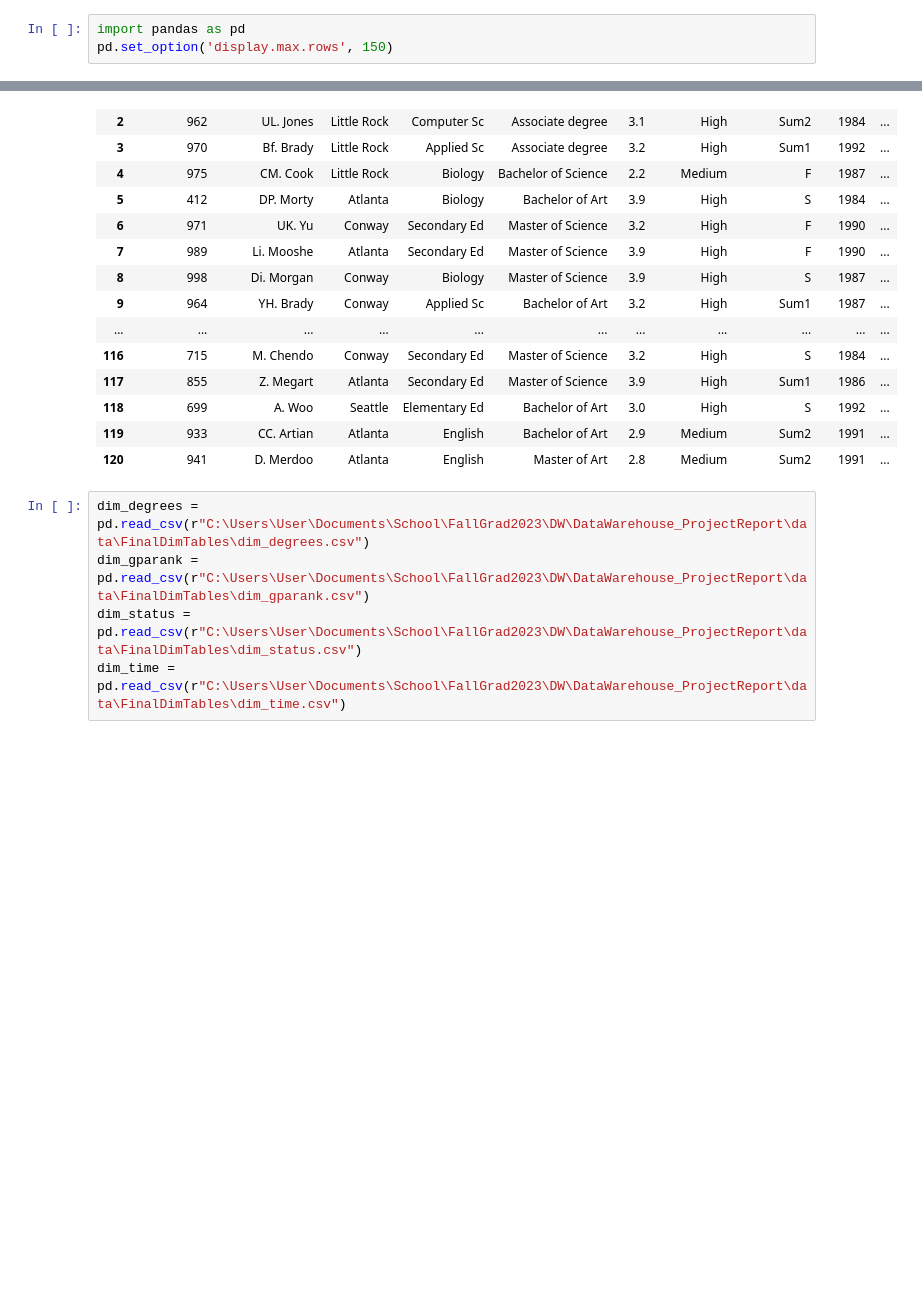
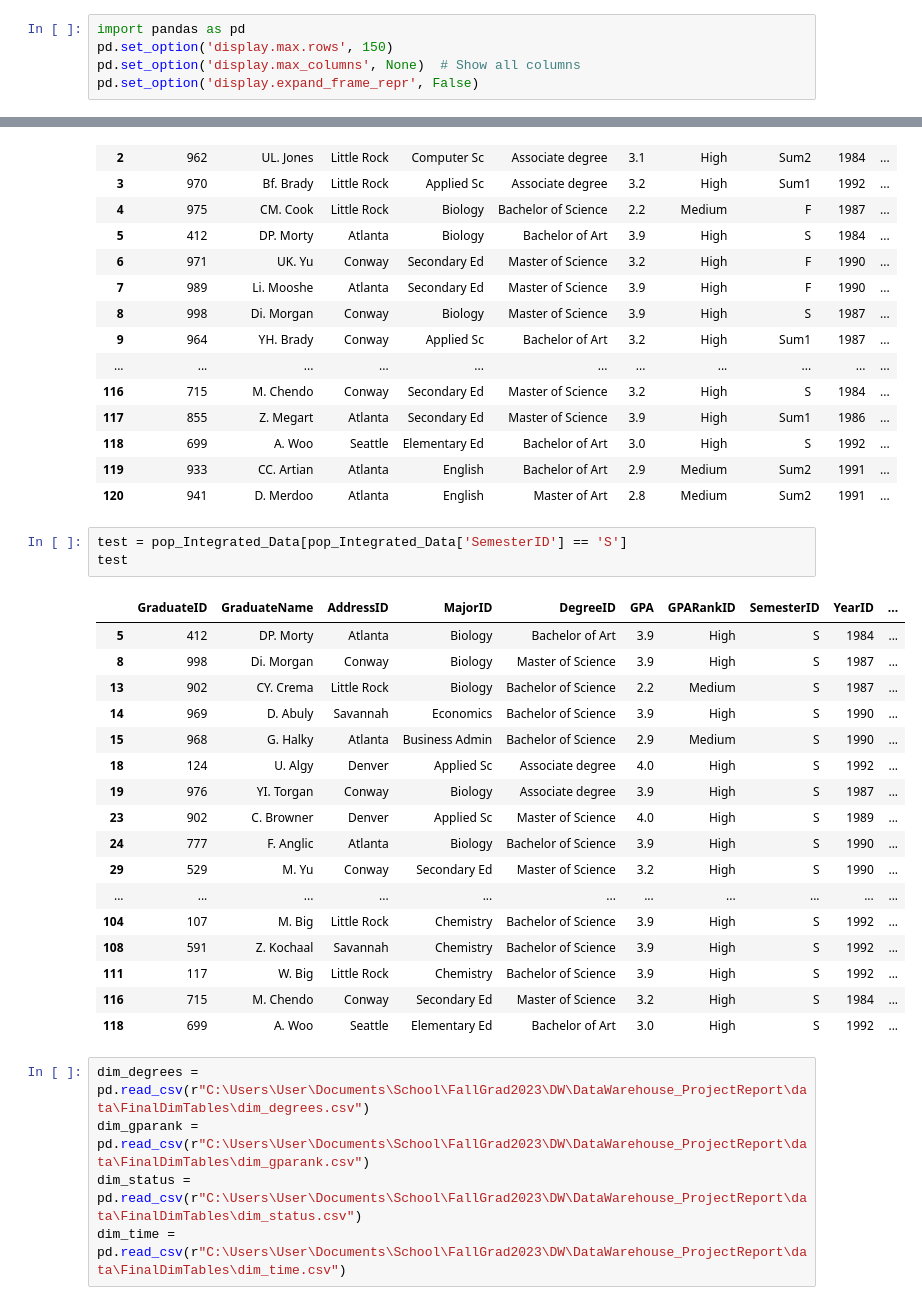
Before and after one commit to JoshuaFarara/DataWarehouse_ProjectReport, a Jupyter notebook: data/FinalDimTables/FactDataPopulate.ipynb, the cells around one changed output, grey strips where cells are left out. Cells and saved outputs as stored; diff of their text form; blank space fills up the shorter version.

```diff
--- a/data/FinalDimTables/FactDataPopulate.ipynb
+++ b/data/FinalDimTables/FactDataPopulate.ipynb
@@ -1,6 +1,8 @@
 # %%
 import pandas as pd
 pd.set_option('display.max.rows', 150)
+pd.set_option('display.max_columns', None)  # Show all columns
+pd.set_option('display.expand_frame_repr', False)
 # %%
 pop_Integrated_Data = pd.read_csv(r"C:\Users\User\Documents\School\FallGrad2023\DW\DataWarehouse_ProjectReport\data\pop_Integrated_Data.csv")
 pop_Integrated_Data
@@ -22,6 +24,27 @@ pop_Integrated_Data
 | 118 | 699 | A. Woo | Seattle | Elementary Ed | Bachelor of Art | 3.0 | High | S | 1992 | ... |
 | 119 | 933 | CC. Artian | Atlanta | English | Bachelor of Art | 2.9 | Medium | Sum2 | 1991 | ... |
 | 120 | 941 | D. Merdoo | Atlanta | English | Master of Art | 2.8 | Medium | Sum2 | 1991 | ... |
+# %%
+test = pop_Integrated_Data[pop_Integrated_Data['SemesterID'] == 'S']
+test
+# %% [output]
+|  | GraduateID | GraduateName | AddressID | MajorID | DegreeID | GPA | GPARankID | SemesterID | YearID | ... |
+| 5 | 412 | DP. Morty | Atlanta | Biology | Bachelor of Art | 3.9 | High | S | 1984 | ... |
+| 8 | 998 | Di. Morgan | Conway | Biology | Master of Science | 3.9 | High | S | 1987 | ... |
+| 13 | 902 | CY. Crema | Little Rock | Biology | Bachelor of Science | 2.2 | Medium | S | 1987 | ... |
+| 14 | 969 | D. Abuly | Savannah | Economics | Bachelor of Science | 3.9 | High | S | 1990 | ... |
+| 15 | 968 | G. Halky | Atlanta | Business Admin | Bachelor of Science | 2.9 | Medium | S | 1990 | ... |
+| 18 | 124 | U. Algy | Denver | Applied Sc | Associate degree | 4.0 | High | S | 1992 | ... |
+| 19 | 976 | YI. Torgan | Conway | Biology | Associate degree | 3.9 | High | S | 1987 | ... |
+| 23 | 902 | C. Browner | Denver | Applied Sc | Master of Science | 4.0 | High | S | 1989 | ... |
+| 24 | 777 | F. Anglic | Atlanta | Biology | Bachelor of Science | 3.9 | High | S | 1990 | ... |
+| 29 | 529 | M. Yu | Conway | Secondary Ed | Master of Science | 3.2 | High | S | 1990 | ... |
+| ... | ... | ... | ... | ... | ... | ... | ... | ... | ... | ... |
+| 104 | 107 | M. Big | Little Rock | Chemistry | Bachelor of Science | 3.9 | High | S | 1992 | ... |
+| 108 | 591 | Z. Kochaal | Savannah | Chemistry | Bachelor of Science | 3.9 | High | S | 1992 | ... |
+| 111 | 117 | W. Big | Little Rock | Chemistry | Bachelor of Science | 3.9 | High | S | 1992 | ... |
+| 116 | 715 | M. Chendo | Conway | Secondary Ed | Master of Science | 3.2 | High | S | 1984 | ... |
+| 118 | 699 | A. Woo | Seattle | Elementary Ed | Bachelor of Art | 3.0 | High | S | 1992 | ... |
 # %%
 dim_degrees = pd.read_csv(r"C:\Users\User\Documents\School\FallGrad2023\DW\DataWarehouse_ProjectReport\data\FinalDimTables\dim_degrees.csv")
 dim_gparank = pd.read_csv(r"C:\Users\User\Documents\School\FallGrad2023\DW\DataWarehouse_ProjectReport\data\FinalDimTables\dim_gparank.csv")
```
Also changed, not shown: parts of 8 cells of this notebook, 17 other files.
